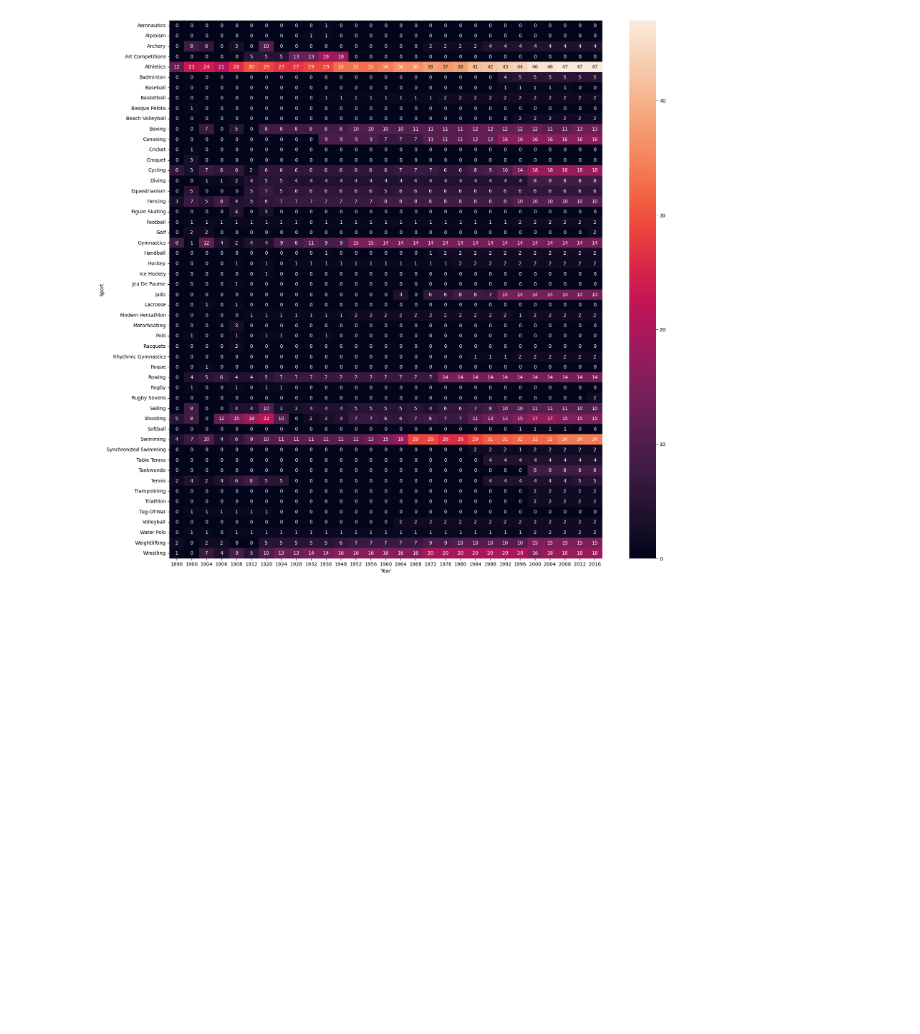
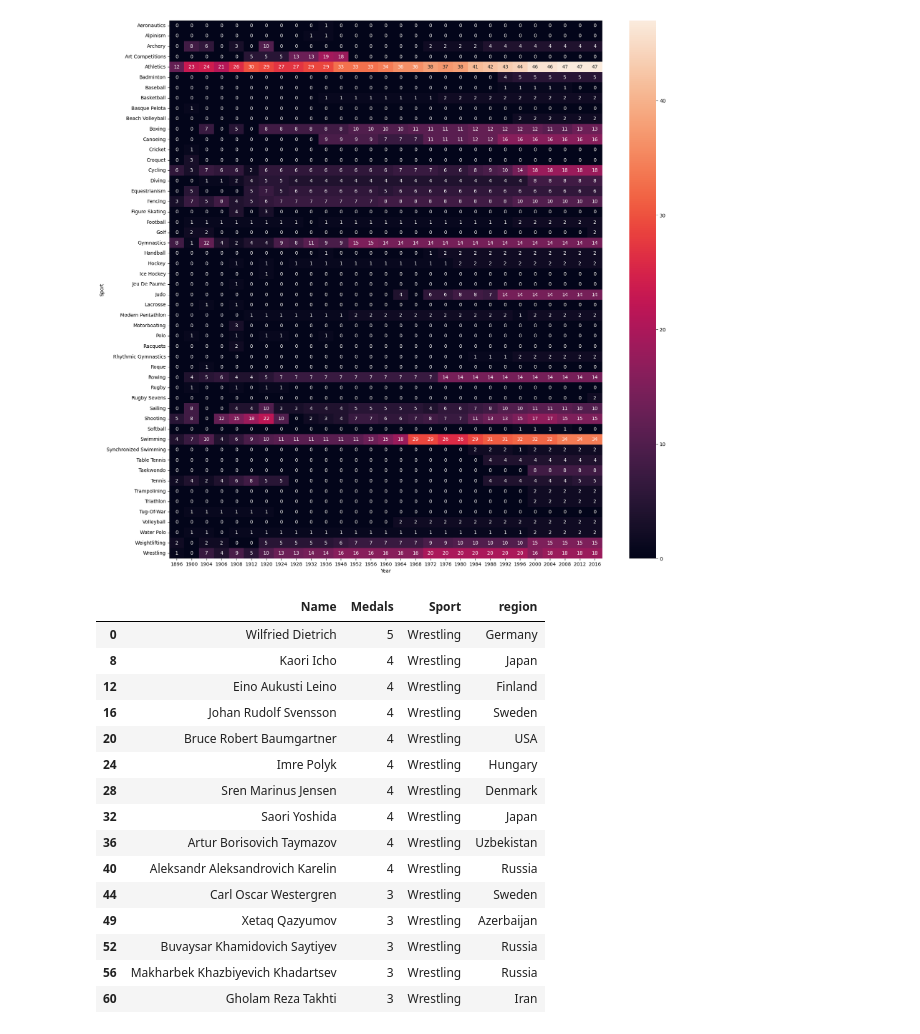
Before and after one commit to rabin20-04/Olympics_Data-analysis_Web-App, a Jupyter notebook: olympics_eda.ipynb, the cells around one changed output. Drawn from its saved outputs; the diff is of its cells as text; code cells hidden in the pictures; blank space fills up the shorter version.

Commit message:
top athletes fetch and display complete

```diff
--- a/olympics_eda.ipynb
+++ b/olympics_eda.ipynb
@@ -16,6 +16,8 @@ athlete_path="/content/athlete_events.csv"
 athlete_df=pd.read_csv(athlete_path)
 region_path="/content/noc_regions.csv"
 region_df=pd.read_csv(region_path)
+# %%
+athlete_df = athlete_df.merge(region_df, on="NOC", how="left")
 # %%
 
 region_df.head()
@@ -525,3 +527,32 @@ sns.heatmap(x.pivot_table(index="Sport",columns="Year",values="Event",aggfunc="c
 # %% [output]
 <Axes: xlabel='Year', ylabel='Sport'>
 [figure]
+# %%
+def most_successful(df,sport):
+      temp_df=df.dropna(subset=["Medal"])
+      if sport!="Overall":
+          temp_df=temp_df[temp_df['Sport']==sport]
+
+      x=temp_df["Name"].value_counts().reset_index().merge(df,on="Name",how="left")[["Name","count","Sport","region"]].drop_duplicates(["Name","Sport"])
+      x.rename(columns={'count': 'Medals'}, inplace=True)
+      return x.head(15)
+
+
+most_successful(athlete_df,"Wrestling")
+# %% [output]
+|  | Name | Medals | Sport | region |
+| 0 | Wilfried Dietrich | 5 | Wrestling | Germany |
+| 8 | Kaori Icho | 4 | Wrestling | Japan |
+| 12 | Eino Aukusti Leino | 4 | Wrestling | Finland |
+| 16 | Johan Rudolf Svensson | 4 | Wrestling | Sweden |
+| 20 | Bruce Robert Baumgartner | 4 | Wrestling | USA |
+| 24 | Imre Polyk | 4 | Wrestling | Hungary |
+| 28 | Sren Marinus Jensen | 4 | Wrestling | Denmark |
+| 32 | Saori Yoshida | 4 | Wrestling | Japan |
+| 36 | Artur Borisovich Taymazov | 4 | Wrestling | Uzbekistan |
+| 40 | Aleksandr Aleksandrovich Karelin | 4 | Wrestling | Russia |
+| 44 | Carl Oscar Westergren | 3 | Wrestling | Sweden |
+| 49 | Xetaq Qazyumov | 3 | Wrestling | Azerbaijan |
+| 52 | Buvaysar Khamidovich Saytiyev | 3 | Wrestling | Russia |
+| 56 | Makharbek Khazbiyevich Khadartsev | 3 | Wrestling | Russia |
+| 60 | Gholam Reza Takhti | 3 | Wrestling | Iran |
```
Also changed, not shown: parts of 4 cells of this notebook, 2 other files.
